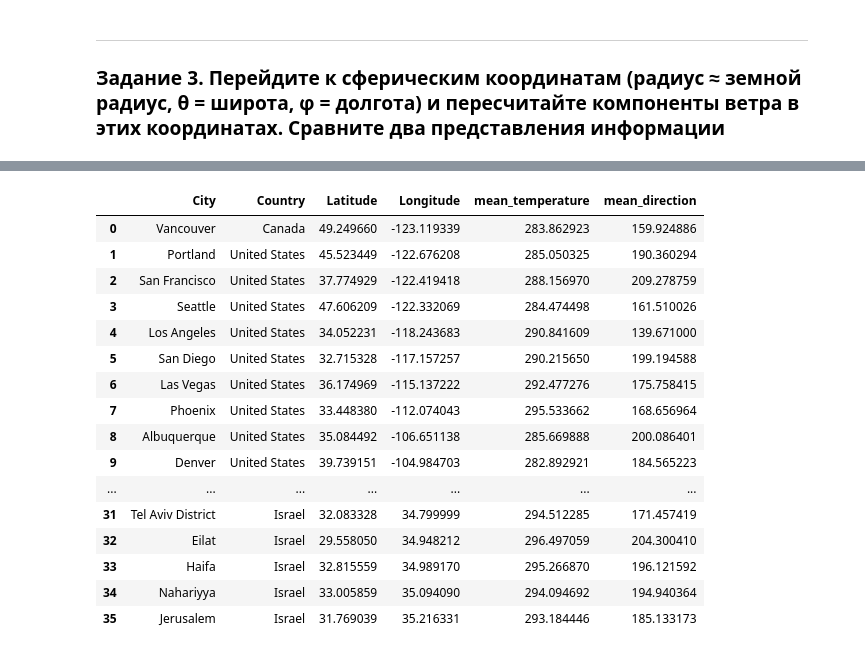
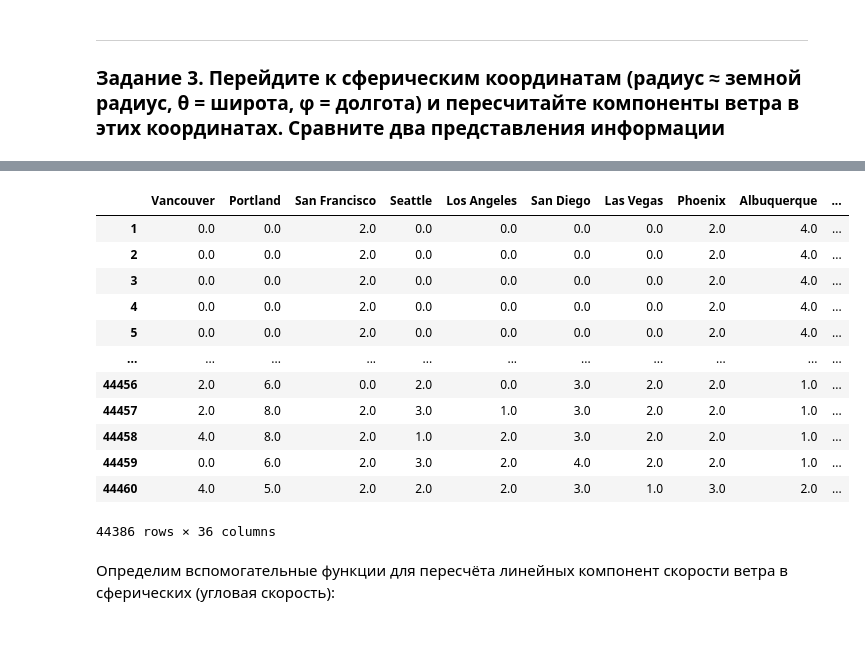
Before and after one commit to OlegRMW/vectors-, a Jupyter notebook: run.ipynb, the cells around one changed output, grey strips where cells are left out. Drawn from its saved outputs; the diff is of its cells as text; code cells hidden in the pictures.

```diff
--- a/run.ipynb
+++ b/run.ipynb
@@ -30,6 +31,7 @@ df_temperature
 45253 rows × 37 columns
 # %%
 df_speed = df_speed.drop('datetime', axis=1)
+df_wind_direction = df_wind_direction.drop('datetime', axis=1)
 df = pd.concat([df_temperature, df_speed, df_wind_direction], axis=1)
 df
 # %% [output]
@@ -284,21 +248,0 @@ Name: mean_direction, dtype: float64
-# %%
-df_cities = pd.concat([df_cities, mean_directions], axis=1)
-df_cities
-# %% [output]
-|  | City | Country | Latitude | Longitude | mean_temperature | mean_direction |
-| 0 | Vancouver | Canada | 49.249660 | -123.119339 | 283.862923 | 159.924886 |
-| 1 | Portland | United States | 45.523449 | -122.676208 | 285.050325 | 190.360294 |
-| 2 | San Francisco | United States | 37.774929 | -122.419418 | 288.156970 | 209.278759 |
-| 3 | Seattle | United States | 47.606209 | -122.332069 | 284.474498 | 161.510026 |
-| 4 | Los Angeles | United States | 34.052231 | -118.243683 | 290.841609 | 139.671000 |
-| 5 | San Diego | United States | 32.715328 | -117.157257 | 290.215650 | 199.194588 |
-| 6 | Las Vegas | United States | 36.174969 | -115.137222 | 292.477276 | 175.758415 |
-| 7 | Phoenix | United States | 33.448380 | -112.074043 | 295.533662 | 168.656964 |
-| 8 | Albuquerque | United States | 35.084492 | -106.651138 | 285.669888 | 200.086401 |
-| 9 | Denver | United States | 39.739151 | -104.984703 | 282.892921 | 184.565223 |
-| ... | ... | ... | ... | ... | ... | ... |
-| 31 | Tel Aviv District | Israel | 32.083328 | 34.799999 | 294.512285 | 171.457419 |
-| 32 | Eilat | Israel | 29.558050 | 34.948212 | 296.497059 | 204.300410 |
-| 33 | Haifa | Israel | 32.815559 | 34.989170 | 295.266870 | 196.121592 |
-| 34 | Nahariyya | Israel | 33.005859 | 35.094090 | 294.094692 | 194.940364 |
-| 35 | Jerusalem | Israel | 31.769039 | 35.216331 | 293.184446 | 185.133173 |
@@ -304,0 +251,18 @@ df_cities
+# %%
+df.iloc[:, 37:73]
+# %% [output]
+|  | Vancouver | Portland | San Francisco | Seattle | Los Angeles | San Diego | Las Vegas | Phoenix | Albuquerque | ... |
+| 1 | 0.0 | 0.0 | 2.0 | 0.0 | 0.0 | 0.0 | 0.0 | 2.0 | 4.0 | ... |
+| 2 | 0.0 | 0.0 | 2.0 | 0.0 | 0.0 | 0.0 | 0.0 | 2.0 | 4.0 | ... |
+| 3 | 0.0 | 0.0 | 2.0 | 0.0 | 0.0 | 0.0 | 0.0 | 2.0 | 4.0 | ... |
+| 4 | 0.0 | 0.0 | 2.0 | 0.0 | 0.0 | 0.0 | 0.0 | 2.0 | 4.0 | ... |
+| 5 | 0.0 | 0.0 | 2.0 | 0.0 | 0.0 | 0.0 | 0.0 | 2.0 | 4.0 | ... |
+| ... | ... | ... | ... | ... | ... | ... | ... | ... | ... | ... |
+| 44456 | 2.0 | 6.0 | 0.0 | 2.0 | 0.0 | 3.0 | 2.0 | 2.0 | 1.0 | ... |
+| 44457 | 2.0 | 8.0 | 2.0 | 3.0 | 1.0 | 3.0 | 2.0 | 2.0 | 1.0 | ... |
+| 44458 | 4.0 | 8.0 | 2.0 | 1.0 | 2.0 | 3.0 | 2.0 | 2.0 | 1.0 | ... |
+| 44459 | 0.0 | 6.0 | 2.0 | 3.0 | 2.0 | 4.0 | 2.0 | 2.0 | 1.0 | ... |
+| 44460 | 4.0 | 5.0 | 2.0 | 2.0 | 2.0 | 3.0 | 1.0 | 3.0 | 2.0 | ... |
+44386 rows × 36 columns
+# %% [markdown]
+Определим вспомогательные функции для пересчёта линейных компонент скорости ветра в сферических (угловая скорость):
```
Also changed, not shown: parts of 10 cells of this notebook.
